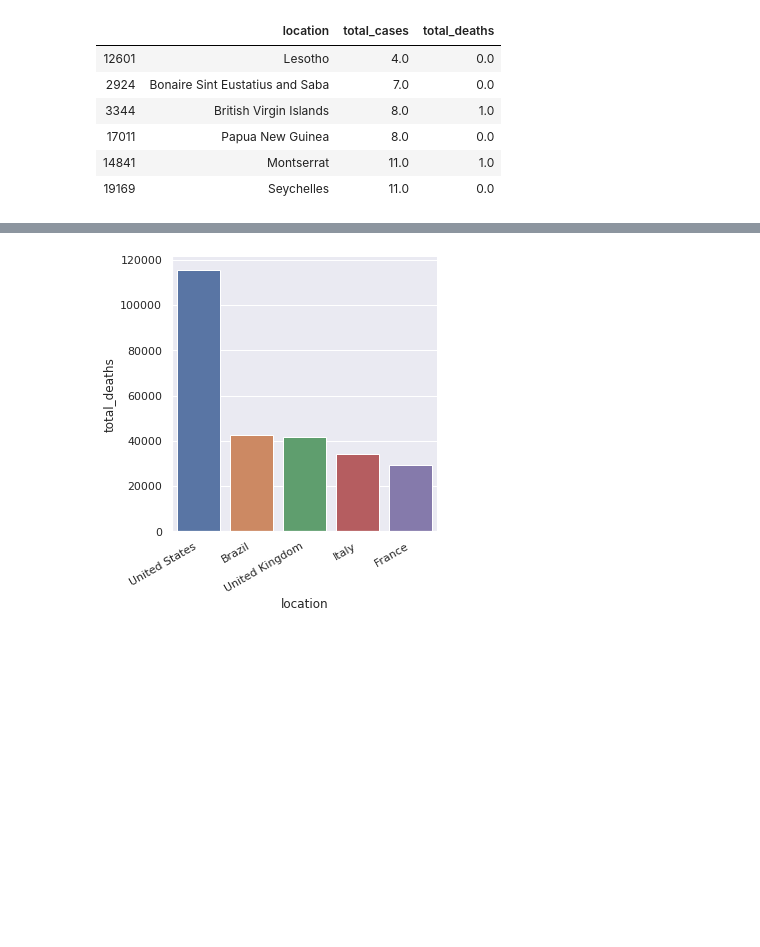
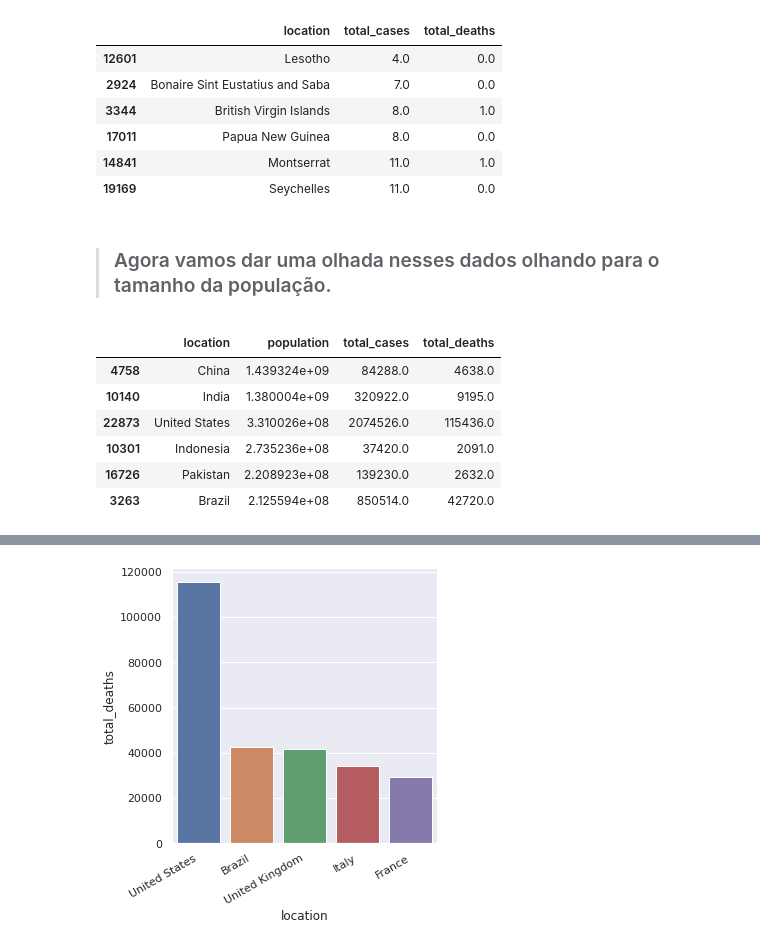
Before and after one commit to PedroMurta/Projetos-Data-Science, a Jupyter notebook: Análise_Covid_19.ipynb, the cells around one changed output, grey strips where cells are left out. Drawn from its saved outputs; the diff is of its cells as text; code cells hidden in the pictures; blank space fills up the shorter version.

```diff
--- a/Análise_Covid_19.ipynb
+++ b/Análise_Covid_19.ipynb
@@ -227,4 +226,17 @@ df.loc[df.date == '2020-06-14', ['location', 'total_cases', 'total_deaths']].sor
 | 17011 | Papua New Guinea | 8.0 | 0.0 |
 | 14841 | Montserrat | 11.0 | 1.0 |
 | 19169 | Seychelles | 11.0 | 0.0 |
+# %% [markdown]
+> ### Agora vamos dar uma olhada nesses dados olhando para o tamanho da população.
+# %%
+# Total de casos pelo tamanho da população
+df.loc[df.date == '2020-06-14', ['location', 'population','total_cases', 'total_deaths']].sort_values(by='population', ascending=False)[1:7]
+# %% [output]
+|  | location | population | total_cases | total_deaths |
+| 4758 | China | 1.439324e+09 | 84288.0 | 4638.0 |
+| 10140 | India | 1.380004e+09 | 320922.0 | 9195.0 |
+| 22873 | United States | 3.310026e+08 | 2074526.0 | 115436.0 |
+| 10301 | Indonesia | 2.735236e+08 | 37420.0 | 2091.0 |
+| 16726 | Pakistan | 2.208923e+08 | 139230.0 | 2632.0 |
+| 3263 | Brazil | 2.125594e+08 | 850514.0 | 42720.0 |
 # %% [markdown]
```
Also changed, not shown: parts of 10 cells of this notebook.
